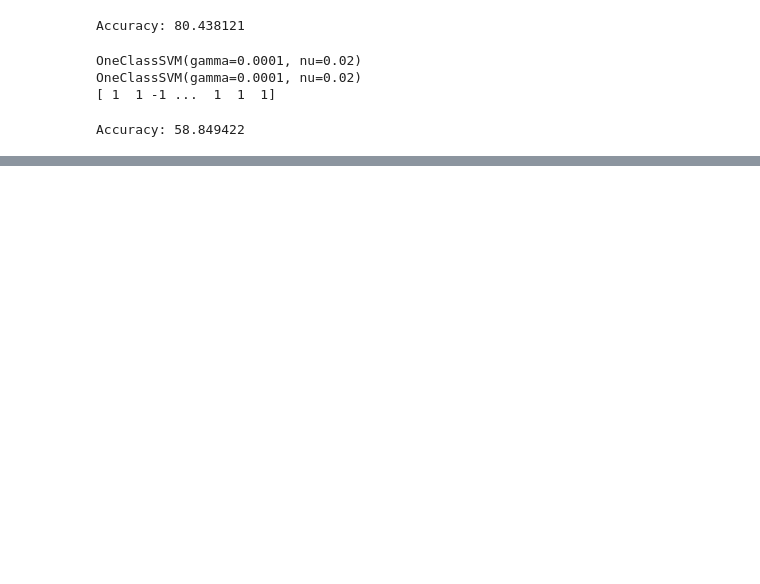
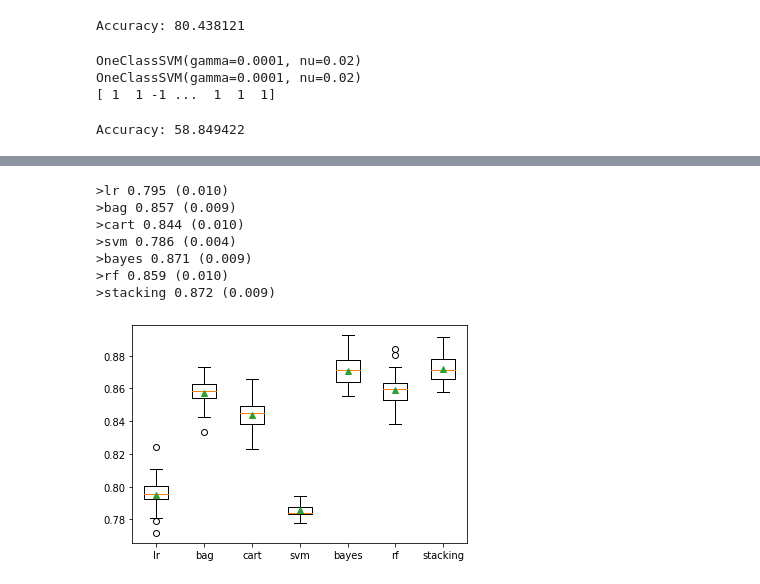
Before and after one commit to randyll/cap5610, a Jupyter notebook: Project/Census_data_classification.ipynb, the cells around one changed output, grey strips where cells are left out. Cells and saved outputs as stored; diff of their text form; code cells hidden in the pictures; blank space fills up the shorter version.

Commit message:
Project finalized

```diff
--- a/Project/Census_data_classification.ipynb
+++ b/Project/Census_data_classification.ipynb
@@ -290,0 +546,77 @@ Accuracy: 58.849422
+# %%
+from numpy import mean
+from numpy import std
+from sklearn.datasets import make_classification
+from sklearn.model_selection import cross_val_score
+from sklearn.model_selection import RepeatedStratifiedKFold
+from sklearn.linear_model import LogisticRegression
+from sklearn.neighbors import KNeighborsClassifier
+from sklearn.tree import DecisionTreeClassifier
+from sklearn.svm import SVC
+from sklearn.naive_bayes import GaussianNB
+from sklearn.ensemble import StackingClassifier
+from matplotlib import pyplot
+
+
+# get a stacking ensemble of models
+def get_stacking():
+	# define the base models
+	level0 = list()
+	level0.append(('lr', LogisticRegression()))
+	level0.append(('svm', SVC(C=1,decision_function_shape='ovo',kernel='rbf', degree=4, gamma='scale', coef0=0.2).fit(X_train,y_train)))
+	level0.append(('cart', DecisionTreeClassifier(min_samples_leaf=10)))
+	level0.append(('bag', BaggingClassifier(n_estimators=100).fit(X_train,y_train)))
+	level0.append(('bayes', GradientBoostingClassifier(n_estimators=100).fit(X_train,y_train)))
+	level0.append(('rf', RandomForestClassifier(n_estimators=100,max_features=5,min_samples_leaf=50).fit(X_train,y_train)))
+	# define meta learner model
+	level1 = LogisticRegression()
+	# define the stacking ensemble
+	model = StackingClassifier(estimators=level0, final_estimator=level1, cv=5)
+	return model
+
+# get a list of models to evaluate
+def get_models():
+	models = dict()
+	models['lr'] = LogisticRegression()
+	models['bag'] = BaggingClassifier(n_estimators=100).fit(X_train,y_train)
+	models['cart'] = DecisionTreeClassifier(min_samples_leaf=10).fit(X_train,y_train)
+	models['svm'] = SVC(C=1,decision_function_shape='ovo',kernel='rbf', degree=4, gamma='scale', coef0=0.2).fit(X_train,y_train)
+	models['bayes'] = GradientBoostingClassifier(n_estimators=100).fit(X_train,y_train)
+	models['rf'] = RandomForestClassifier(n_estimators=100,max_features=5,min_samples_leaf=50).fit(X_train,y_train)
+	models['stacking'] = get_stacking()
+	return models
+
+
+
+
+
+
+# evaluate a give model using cross-validation
+def evaluate_model(model, X, y):
+	cv = RepeatedStratifiedKFold(n_splits=10, n_repeats=3, random_state=1)
+	scores = cross_val_score(model, X, y, scoring='accuracy', cv=cv, n_jobs=-1, error_score='raise')
+	return scores
+
+# define dataset
+X, y = X_test,y_test
+# get the models to evaluate
+models = get_models()
+# evaluate the models and store results
+results, names = list(), list()
+for name, model in models.items():
+	scores = evaluate_model(model, X, y)
+	results.append(scores)
+	names.append(name)
+	print('>%s %.3f (%.3f)' % (name, mean(scores), std(scores)))
+# plot model performance for comparison
+pyplot.boxplot(results, labels=names, showmeans=True)
+pyplot.show()
+# %% [output]
+>lr 0.795 (0.010)
+>bag 0.857 (0.009)
+>cart 0.844 (0.010)
+>svm 0.786 (0.004)
+>bayes 0.871 (0.009)
+>rf 0.859 (0.010)
+>stacking 0.872 (0.009)
+[figure, added]
```
Also changed, not shown: parts of 12 cells of this notebook.
